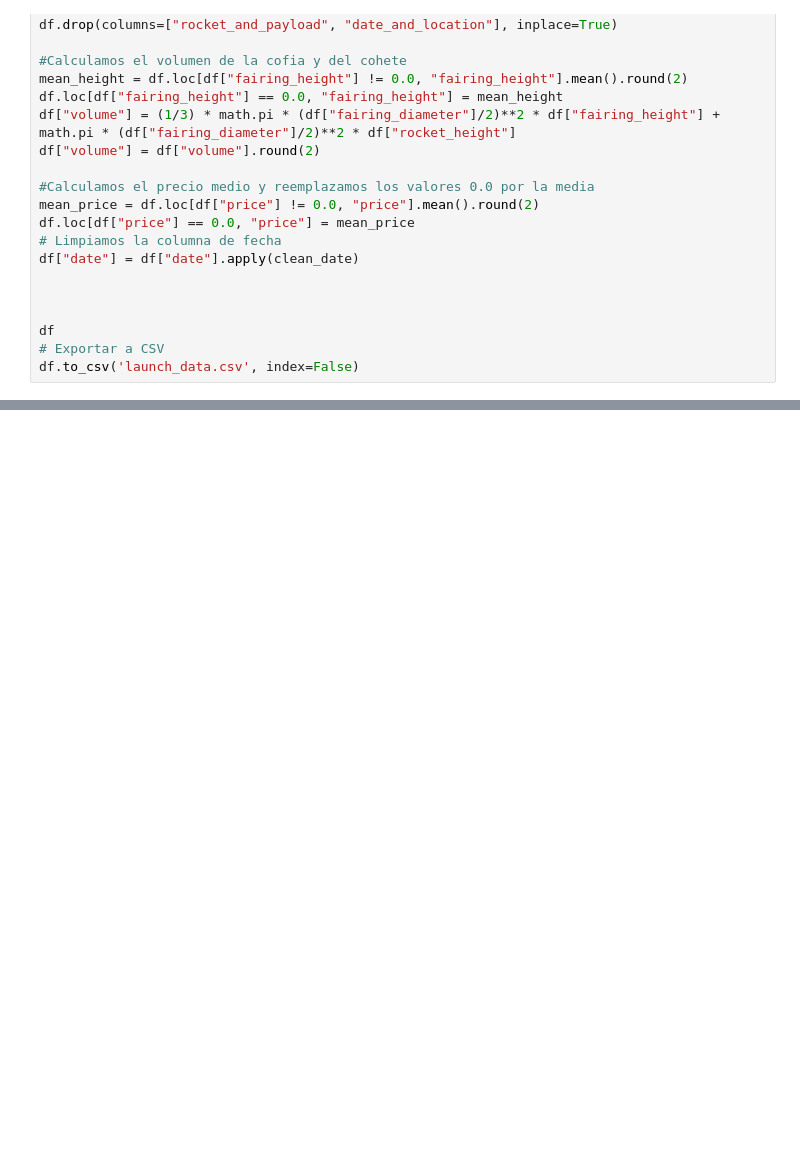
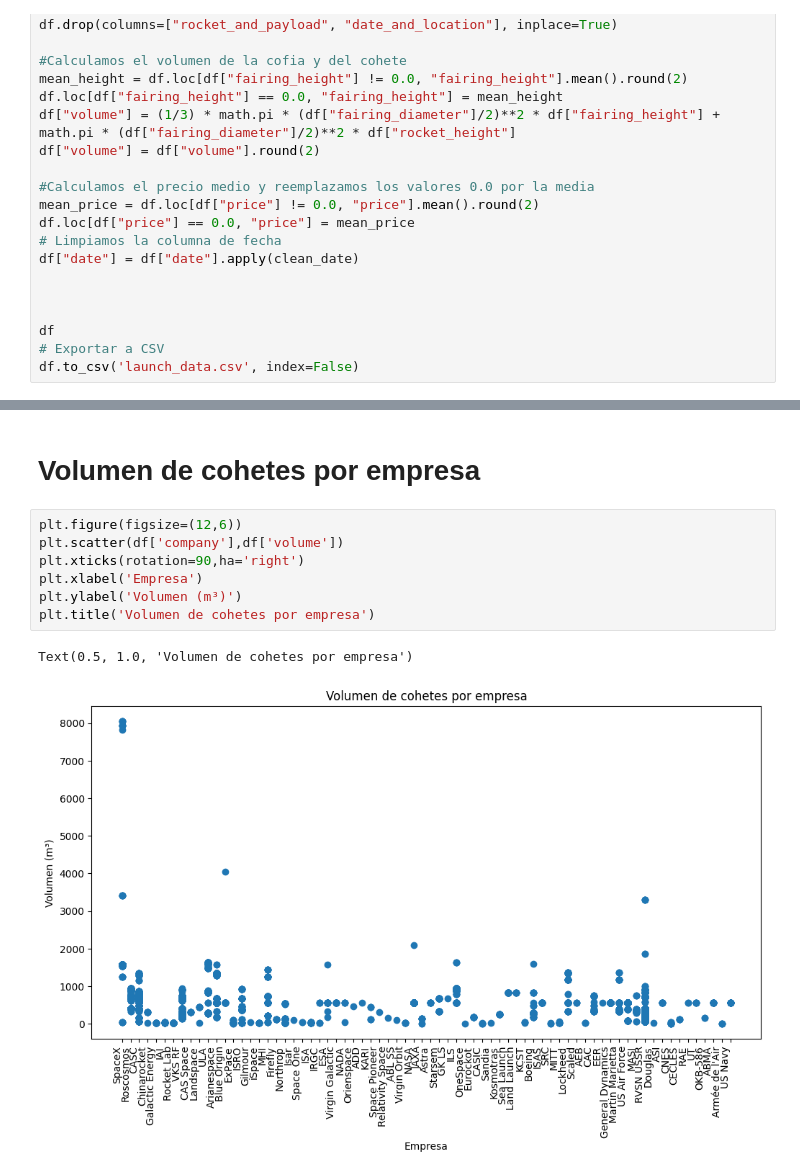
Before and after one commit to Inncubux/Tarea1Data, a Jupyter notebook: Tarea1.ipynb, the cells around one changed output, grey strips where cells are left out. Cells and saved outputs as stored; diff of their text form; blank space fills up the shorter version.

```diff
--- a/Tarea1.ipynb
+++ b/Tarea1.ipynb
@@ -166,0 +213,12 @@ df.to_csv('launch_data.csv', index=False)
+# %% [markdown]
+# Volumen de cohetes por empresa
+# %%
+plt.figure(figsize=(12,6))
+plt.scatter(df['company'],df['volume'])
+plt.xticks(rotation=90,ha='right')
+plt.xlabel('Empresa')
+plt.ylabel('Volumen (m³)')
+plt.title('Volumen de cohetes por empresa')
+# %% [output]
+Text(0.5, 1.0, 'Volumen de cohetes por empresa')
+[figure, added]
```
Also changed, not shown: parts of 9 cells of this notebook, 1 other file.
